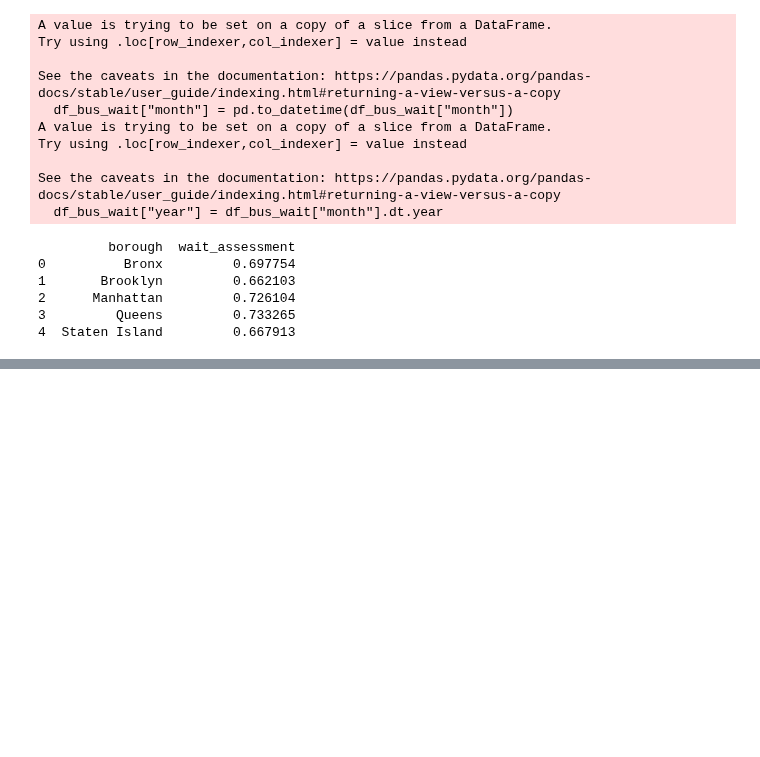
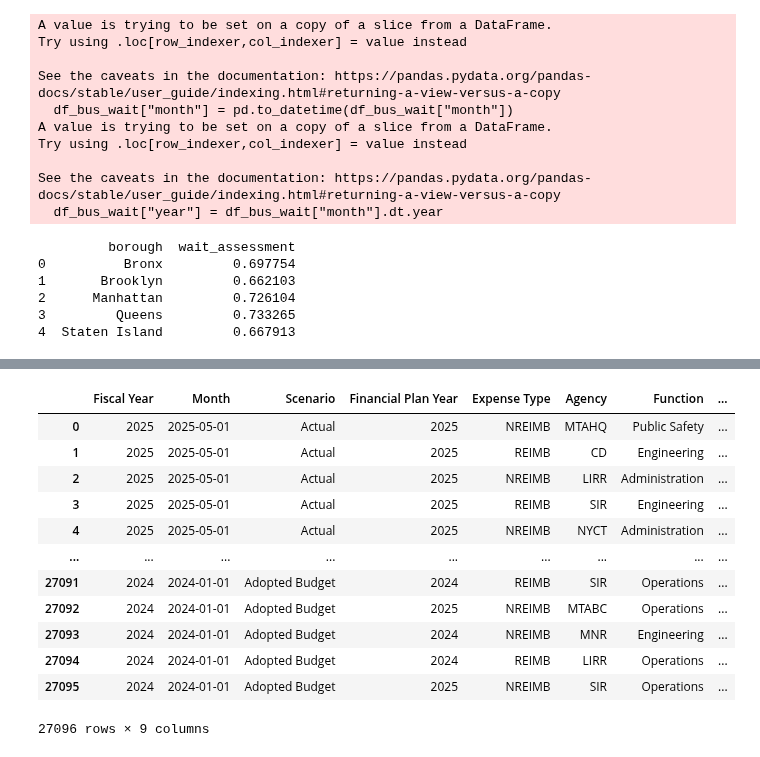
Before and after one commit to djbrown227/fare_evasion, a Jupyter notebook: notebooks/02_data_cleaning.ipynb, the cells around one changed output, grey strips where cells are left out. Cells and saved outputs as stored; diff of their text form; code cells hidden in the pictures; blank space fills up the shorter version.

```diff
--- a/notebooks/02_data_cleaning.ipynb
+++ b/notebooks/02_data_cleaning.ipynb
@@ -1130,0 +1649,18 @@ print(yearly_wait_assessment)
+# %%
+DATA_DIR = os.path.join("..", "data", "raw")
+bus_emp_df = pd.read_csv(os.path.join(DATA_DIR, "MTA_Headcount__Beginning_2024_20250819.csv"))
+bus_emp_df
+# %% [output]
+|  | Fiscal Year | Month | Scenario | Financial Plan Year | Expense Type | Agency | Function | ... |
+| 0 | 2025 | 2025-05-01 | Actual | 2025 | NREIMB | MTAHQ | Public Safety | ... |
+| 1 | 2025 | 2025-05-01 | Actual | 2025 | REIMB | CD | Engineering | ... |
+| 2 | 2025 | 2025-05-01 | Actual | 2025 | NREIMB | LIRR | Administration | ... |
+| 3 | 2025 | 2025-05-01 | Actual | 2025 | REIMB | SIR | Engineering | ... |
+| 4 | 2025 | 2025-05-01 | Actual | 2025 | NREIMB | NYCT | Administration | ... |
+| ... | ... | ... | ... | ... | ... | ... | ... | ... |
+| 27091 | 2024 | 2024-01-01 | Adopted Budget | 2024 | REIMB | SIR | Operations | ... |
+| 27092 | 2024 | 2024-01-01 | Adopted Budget | 2025 | NREIMB | MTABC | Operations | ... |
+| 27093 | 2024 | 2024-01-01 | Adopted Budget | 2024 | NREIMB | MNR | Engineering | ... |
+| 27094 | 2024 | 2024-01-01 | Adopted Budget | 2024 | REIMB | LIRR | Operations | ... |
+| 27095 | 2024 | 2024-01-01 | Adopted Budget | 2025 | NREIMB | SIR | Operations | ... |
+27096 rows × 9 columns
```
Also changed, not shown: parts of 21 cells of this notebook, 7 other files.
